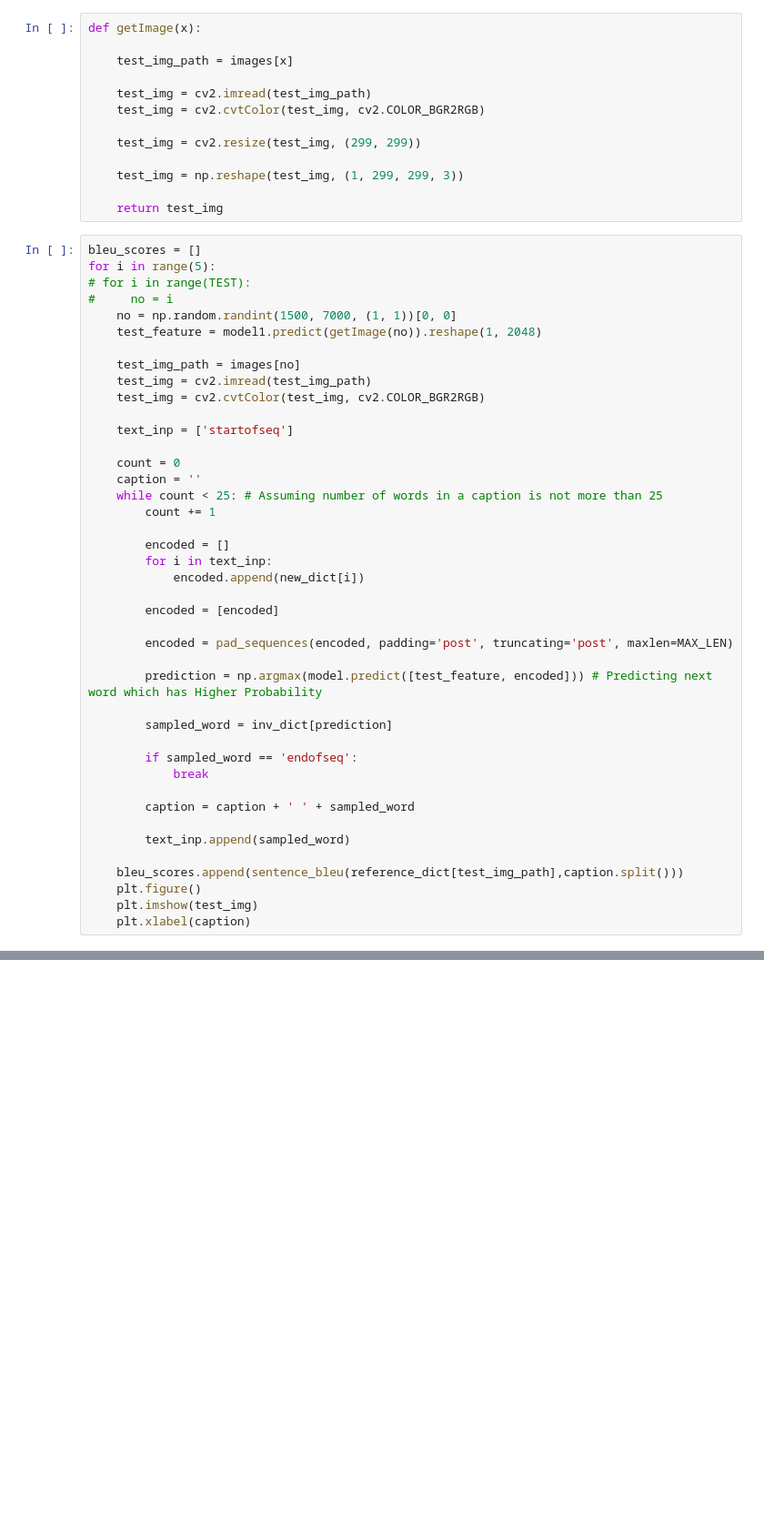
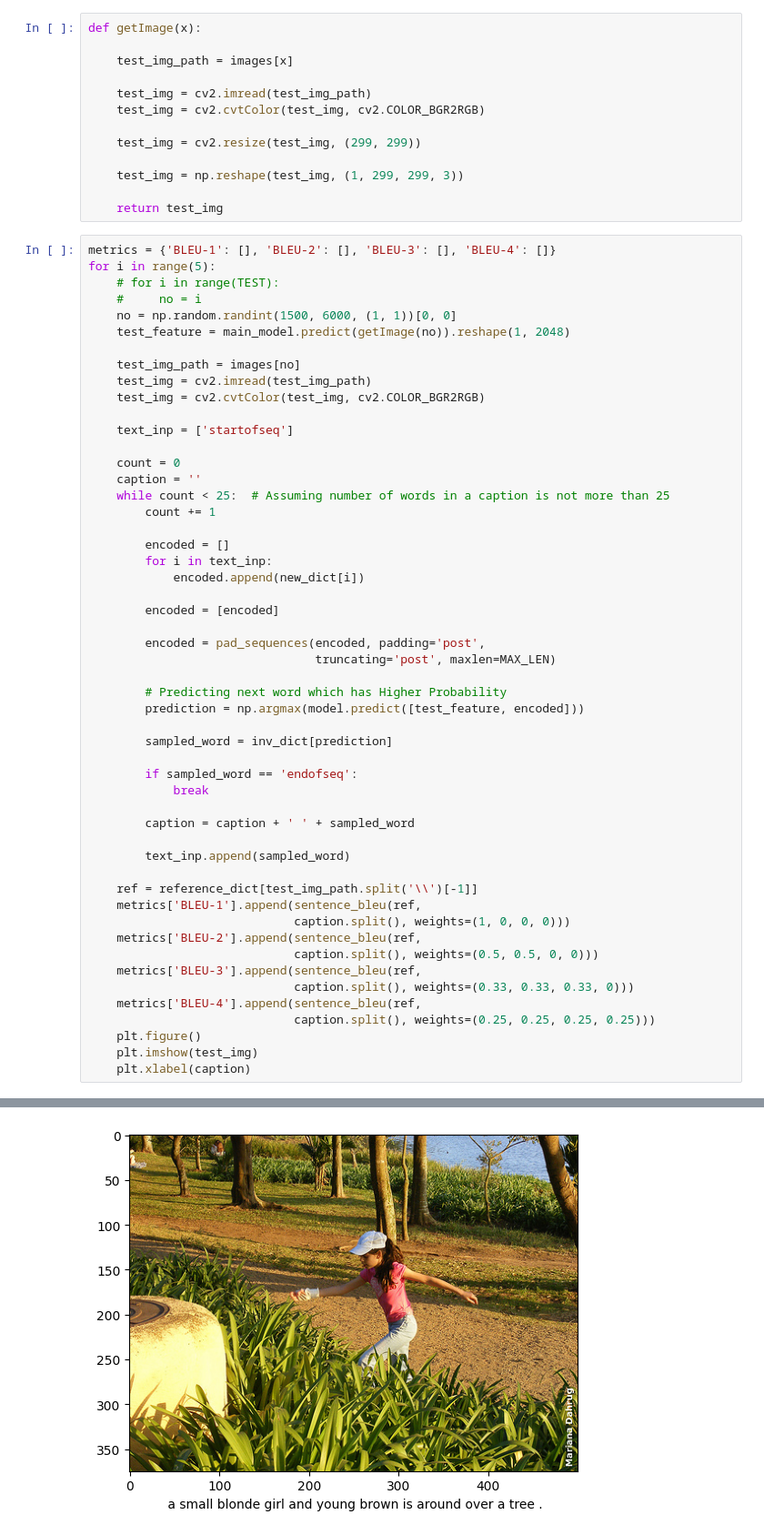
Before and after one commit to krosshykes/Image-Captioning, a Jupyter notebook: Xception/Xception.ipynb, the cells around one changed output, grey strips where cells are left out. Shown at 91% size. Cells and saved outputs as stored; diff of their text form; blank space fills up the shorter version.

```diff
--- a/Xception/Xception.ipynb
+++ b/Xception/Xception.ipynb
@@ -306,12 +448,12 @@ def getImage(x):
 
     return test_img
 # %%
-bleu_scores = []
+metrics = {'BLEU-1': [], 'BLEU-2': [], 'BLEU-3': [], 'BLEU-4': []}
 for i in range(5):
-# for i in range(TEST):
-#     no = i
-    no = np.random.randint(1500, 7000, (1, 1))[0, 0]
-    test_feature = model1.predict(getImage(no)).reshape(1, 2048)
+    # for i in range(TEST):
+    #     no = i
+    no = np.random.randint(1500, 6000, (1, 1))[0, 0]
+    test_feature = main_model.predict(getImage(no)).reshape(1, 2048)
 
     test_img_path = images[no]
     test_img = cv2.imread(test_img_path)
@@ -321,7 +463,7 @@ for i in range(5):
 
     count = 0
     caption = ''
-    while count < 25: # Assuming number of words in a caption is not more than 25
+    while count < 25:  # Assuming number of words in a caption is not more than 25
         count += 1
 
         encoded = []
@@ -330,9 +472,11 @@ for i in range(5):
 
         encoded = [encoded]
 
-        encoded = pad_sequences(encoded, padding='post', truncating='post', maxlen=MAX_LEN)
+        encoded = pad_sequences(encoded, padding='post',
+                                truncating='post', maxlen=MAX_LEN)
 
-        prediction = np.argmax(model.predict([test_feature, encoded])) # Predicting next word which has Higher Probability
+        # Predicting next word which has Higher Probability
+        prediction = np.argmax(model.predict([test_feature, encoded]))
 
         sampled_word = inv_dict[prediction]
 
@@ -343,7 +487,16 @@ for i in range(5):
 
         text_inp.append(sampled_word)
 
-    bleu_scores.append(sentence_bleu(reference_dict[test_img_path],caption.split()))
+    ref = reference_dict[test_img_path.split('\\')[-1]]
+    metrics['BLEU-1'].append(sentence_bleu(ref,
+                             caption.split(), weights=(1, 0, 0, 0)))
+    metrics['BLEU-2'].append(sentence_bleu(ref,
+                             caption.split(), weights=(0.5, 0.5, 0, 0)))
+    metrics['BLEU-3'].append(sentence_bleu(ref,
+                             caption.split(), weights=(0.33, 0.33, 0.33, 0)))
+    metrics['BLEU-4'].append(sentence_bleu(ref,
+                             caption.split(), weights=(0.25, 0.25, 0.25, 0.25)))
     plt.figure()
     plt.imshow(test_img)
     plt.xlabel(caption)
+# %% [output]
@@ -349,0 +551 @@ for i in range(5):
+[figure, added]
```
Also changed, not shown: parts of 27 cells of this notebook, 2 other files.
